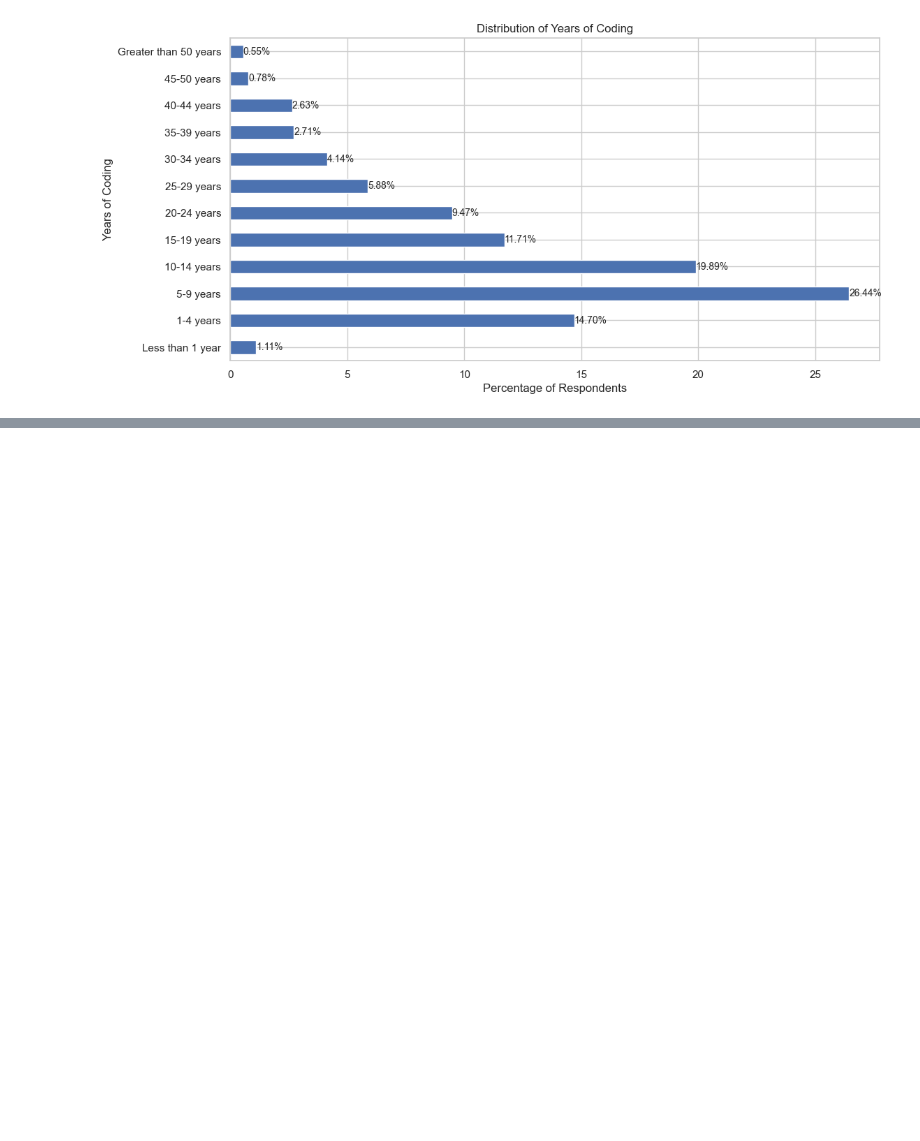
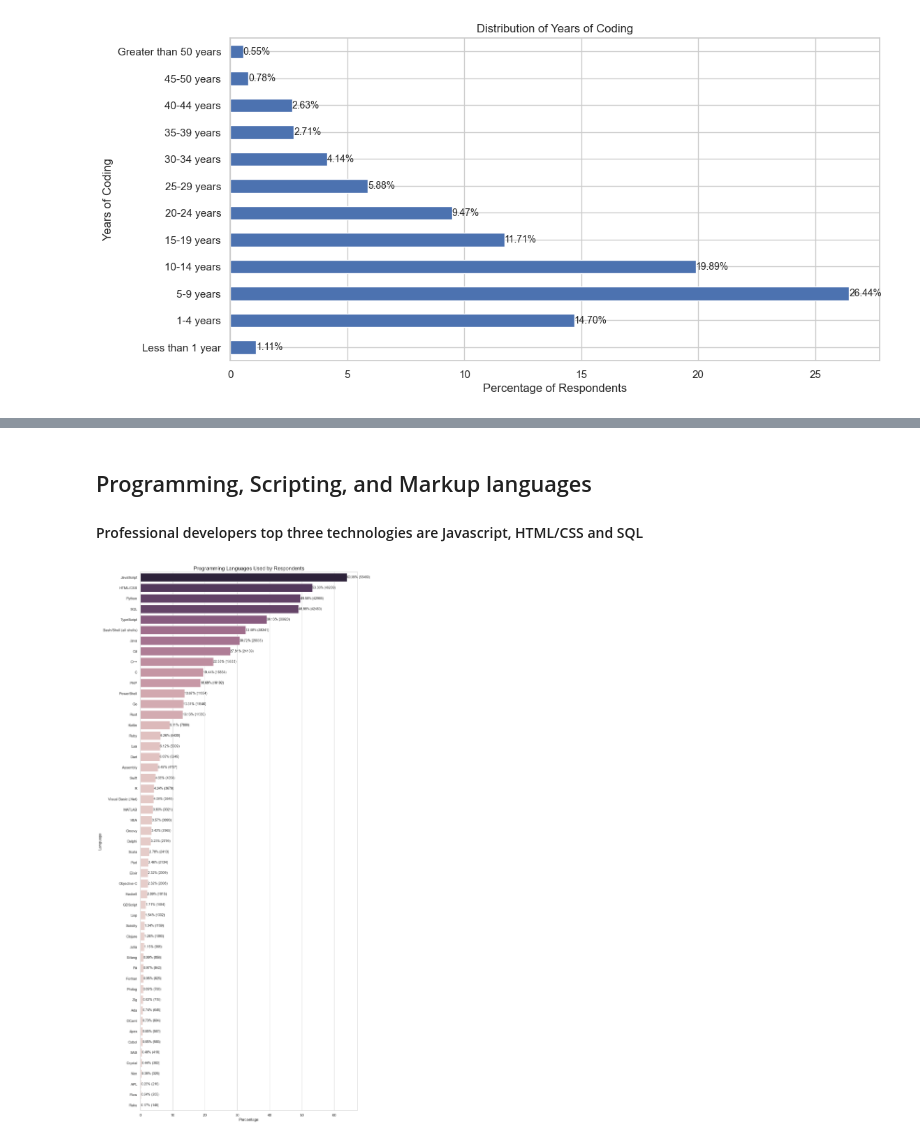
Before and after one commit to SaiNikhil1258/Stack-Over-Flow-Surey-2023, a Jupyter notebook: Stack_overflow_survey_2023.ipynb, the cells around one changed output, grey strips where cells are left out. Drawn from its saved outputs; the diff is of its cells as text; code cells hidden in the pictures; blank space fills up the shorter version.

Commit message:
so 2023 survey

```diff
--- a/Stack_overflow_survey_2023.ipynb
+++ b/Stack_overflow_survey_2023.ipynb
@@ -567,0 +525,37 @@ plt.show()
+# %% [markdown]
+## Programming, Scripting, and Markup languages
+#### Professional developers top three technologies are Javascript, HTML/CSS and SQL
+# %%
+languages_list = survey_raw_df['LanguageHaveWorkedWith'].str.split(';')
+
+# Flatten the list of lists into a single list
+all_languages = [lang for sublist in languages_list.dropna() for lang in sublist]
+
+# Create a DataFrame with the counts of each language
+language_counts = pd.Series(all_languages).value_counts().reset_index()
+language_counts.columns = ['Language', 'Count']
+
+# Calculate the percentage of responses for each language
+language_counts['Percentage'] = (language_counts['Count'] / len(languages_list.dropna())) * 100
+
+# Sort the DataFrame by percentage
+language_counts = language_counts.sort_values(by='Percentage', ascending=False)
+
+# Set Seaborn style
+sns.set(style="whitegrid")
+
+# Plot the results
+plt.figure(figsize=(12, 30))
+ax = sns.barplot(x='Percentage', y='Language', data=language_counts, hue='Percentage',legend=False)
+
+# Display the percentage values at the end of each bar
+for index, (percentage, count) in enumerate(zip(language_counts['Percentage'], language_counts['Count'])):
+    ax.text(percentage, index, f'{percentage:.2f}% ({count})', ha='left', va='center', fontsize=10)
+
+# Set plot title
+plt.title('Programming Languages Used by Respondents', fontsize=16)
+
+# Show the plot
+plt.show();
+# %% [output]
+[figure, added]
```
Also changed, not shown: parts of 50 cells of this notebook, 1 other file.
